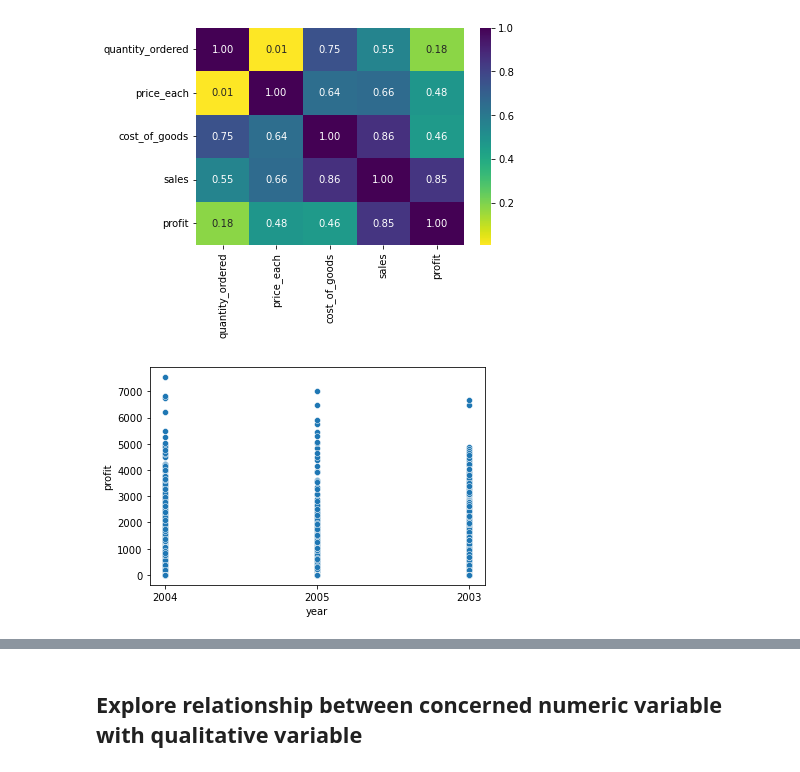
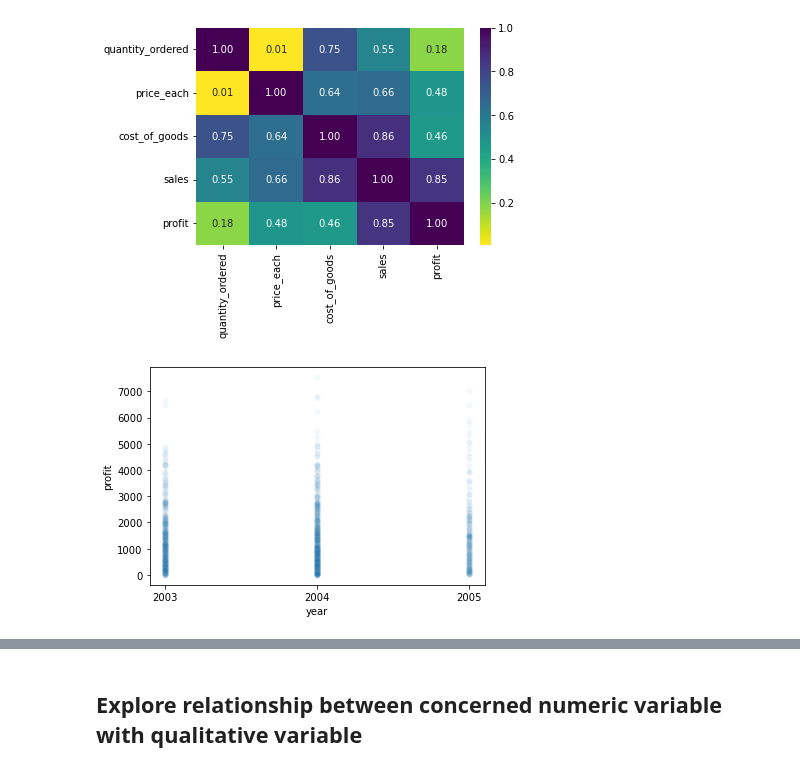
Before and after one commit to Biob-scientist/Sales_analytics, a Jupyter notebook: sales_exploratory_analysis.ipynb, the cells around one changed output, grey strips where cells are left out. Cells and saved outputs as stored; diff of their text form; code cells hidden in the pictures.

```diff
--- a/sales_exploratory_analysis.ipynb
+++ b/sales_exploratory_analysis.ipynb
@@ -356,8 +361,12 @@ sns.heatmap(data=df.corr(),annot=True,fmt='.2f',cmap='viridis_r')
 <AxesSubplot:>
 [figure]
 # %%
+
+
 df['year']=df.order_date.dt.year
 df.year=df.year.astype(str)
-sns.scatterplot(data=df,x='year',y='profit');
+order_year=pd.api.types.CategoricalDtype(ordered=True,categories=['2003','2004','2005'])
+df.year=df.year.astype(order_year)
+sns.scatterplot(data=df[df['profit']>0],x='year',y='profit',x_jitter=0.4,alpha=1/20);
 # %% [output]
-[figure, old version]
+[figure, new version]
```
Also changed, not shown: parts of 46 cells of this notebook.
